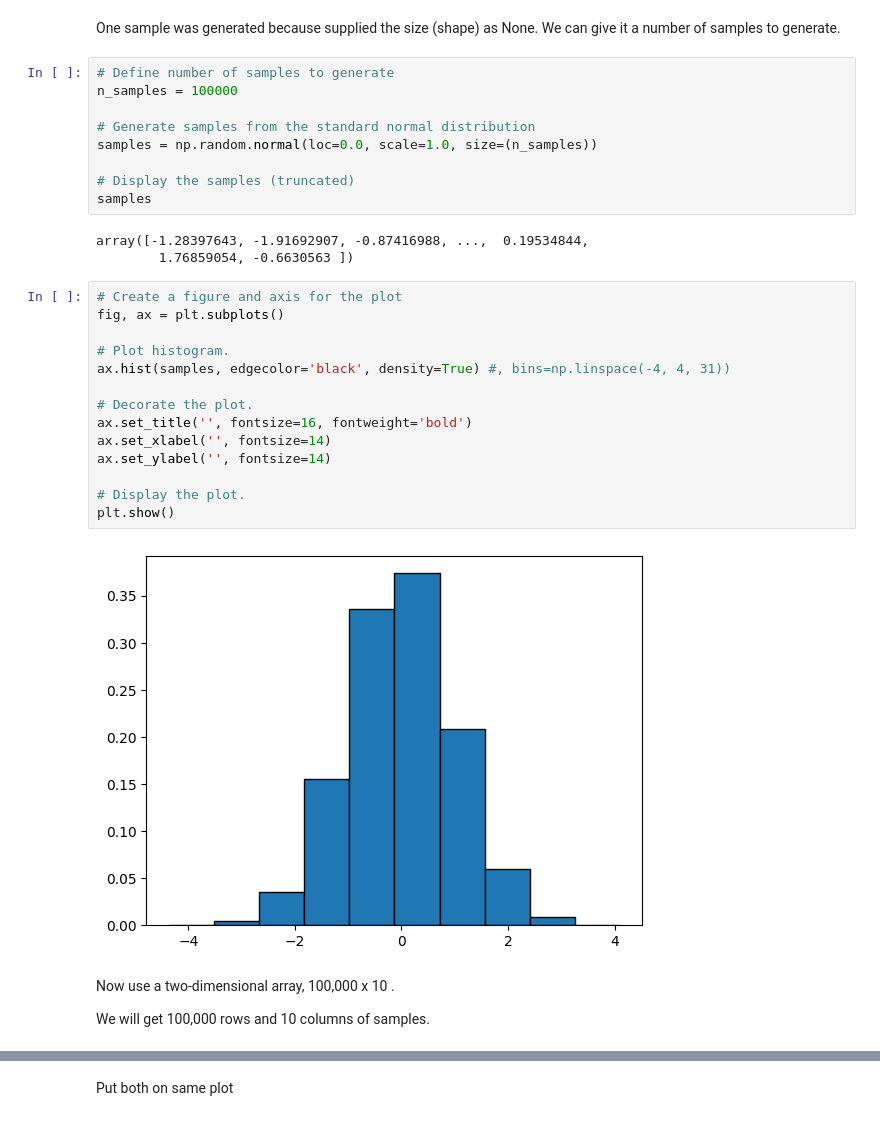
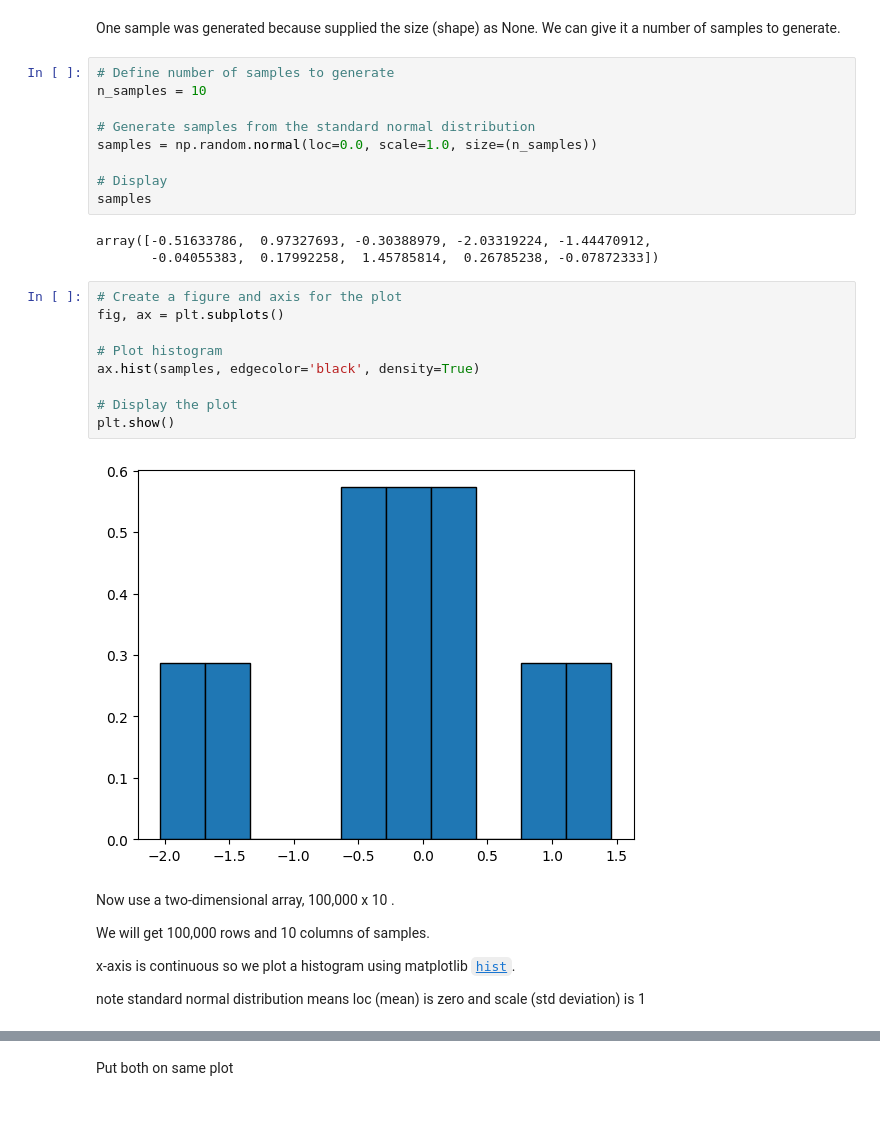
Before and after one commit to holmstead/applied_statistics, a Jupyter notebook: problems.ipynb, the cells around one changed output, grey strips where cells are left out. Cells and saved outputs as stored; diff of their text form.

```diff
--- a/problems.ipynb
+++ b/problems.ipynb
@@ -247,36 +237,35 @@ plt.show()
 One sample was generated because supplied the size (shape) as None. We can give it a number of samples to generate.
 # %%
 # Define number of samples to generate
-n_samples = 100000
+n_samples = 10
 
 # Generate samples from the standard normal distribution
 samples = np.random.normal(loc=0.0, scale=1.0, size=(n_samples))
 
-# Display the samples (truncated)
+# Display
 samples
 # %% [output]
-array([-1.28397643, -1.91692907, -0.87416988, ...,  0.19534844,
-        1.76859054, -0.6630563 ])
+array([-0.51633786,  0.97327693, -0.30388979, -2.03319224, -1.44470912,
+       -0.04055383,  0.17992258,  1.45785814,  0.26785238, -0.07872333])
 # %%
 # Create a figure and axis for the plot
 fig, ax = plt.subplots()
 
-# Plot histogram.
-ax.hist(samples, edgecolor='black', density=True) #, bins=np.linspace(-4, 4, 31))
+# Plot histogram
+ax.hist(samples, edgecolor='black', density=True)
 
-# Decorate the plot.
-ax.set_title('', fontsize=16, fontweight='bold')
-ax.set_xlabel('', fontsize=14)
-ax.set_ylabel('', fontsize=14)
-
-# Display the plot.
+# Display the plot
 plt.show()
 # %% [output]
-[figure, old version]
+[figure, new version]
 # %% [markdown]
 Now use a two-dimensional array, 100,000 x 10 .
 
 We will get 100,000 rows and 10 columns of samples.
+
+x-axis is continuous so we plot a histogram using matplotlib [`hist`](https://matplotlib.org/stable/api/_as_gen/matplotlib.pyplot.hist.html).
+
+note standard normal distribution means loc (mean) is zero and scale (std deviation) is 1
 # %%
 # Define number of samples to generate, and
 n_samples = 100000
```
Also changed, not shown: parts of 36 cells of this notebook.
